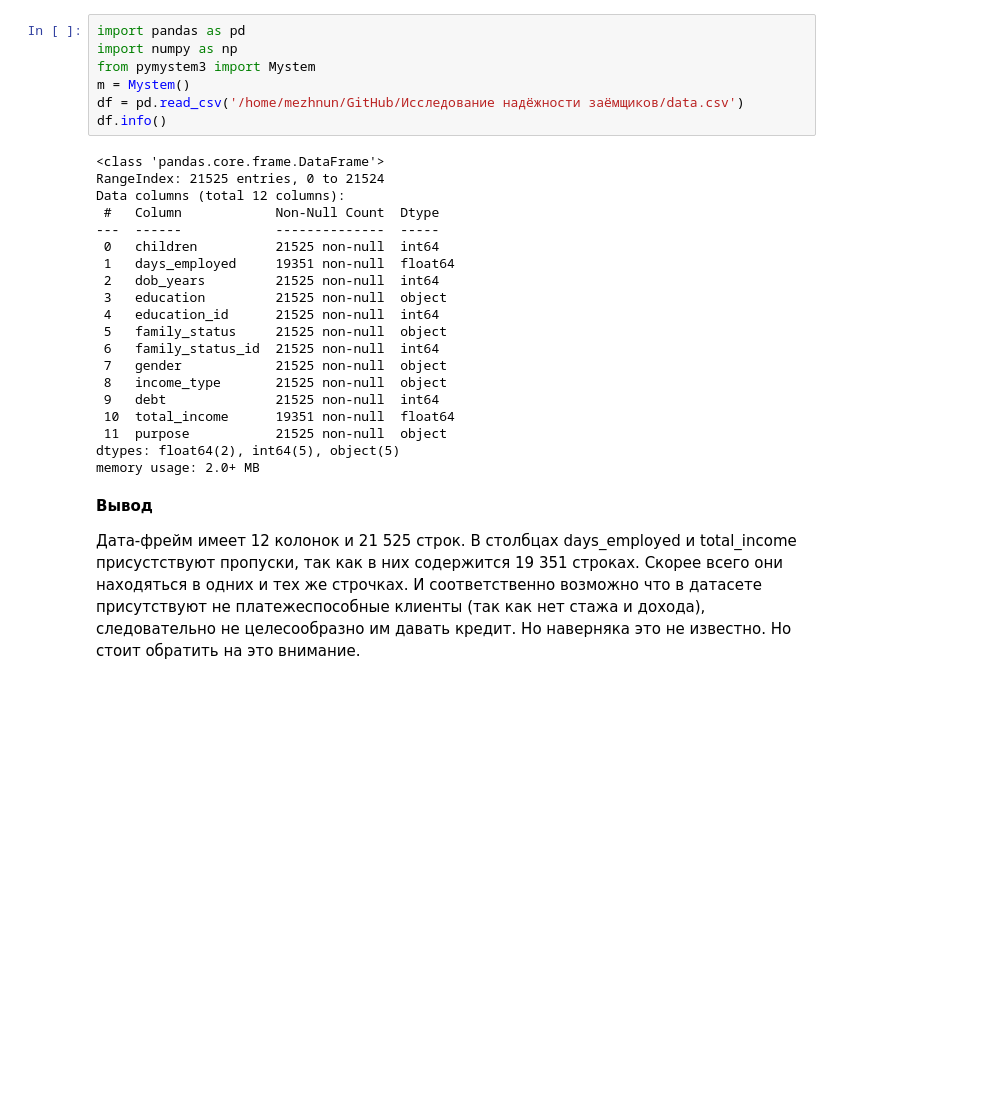
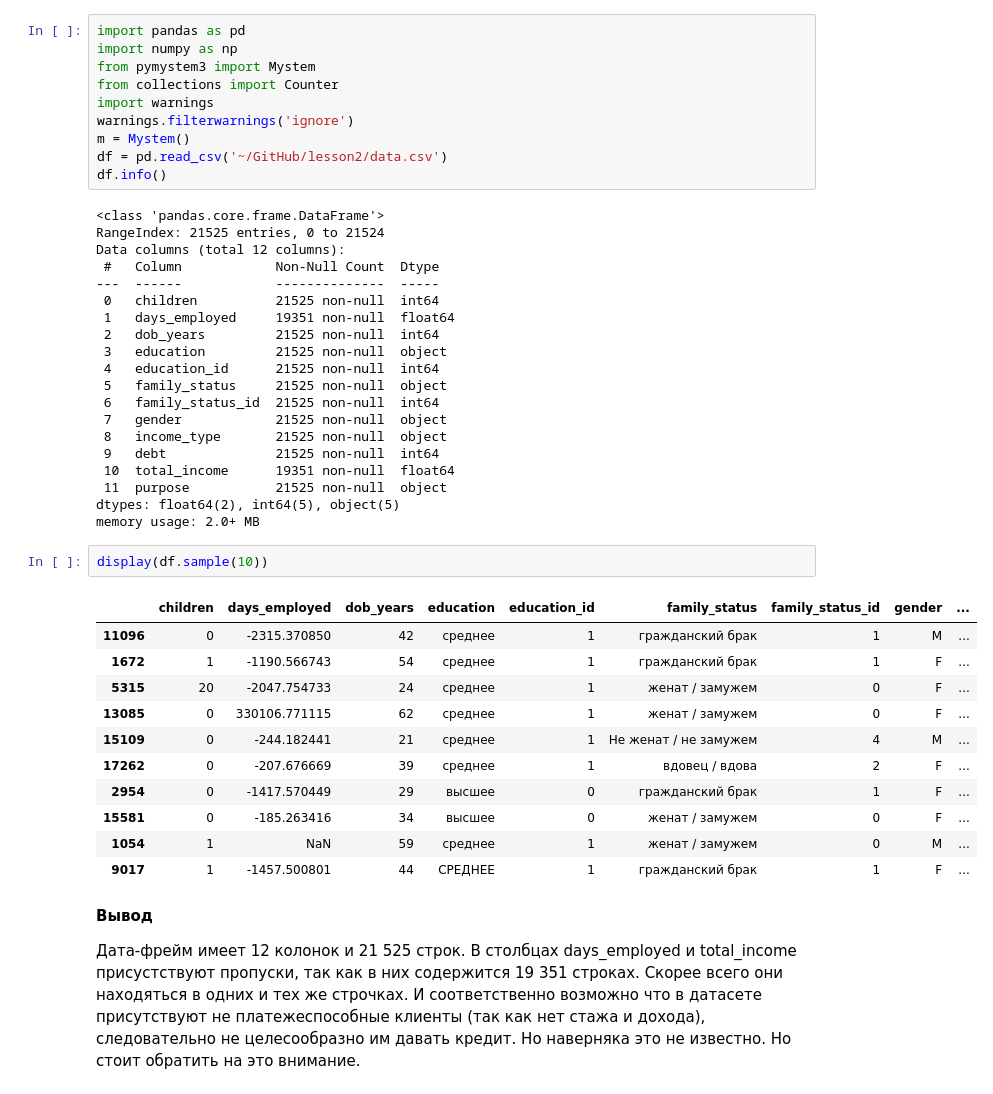
Before and after one commit to Mezhnun89/Creditworthiness_Analysis, a Jupyter notebook: lesson2.ipynb, the cells around one changed output. Drawn from its saved outputs; the diff is of its cells as text; blank space fills up the shorter version.

```diff
--- a/lesson2.ipynb
+++ b/lesson2.ipynb
@@ -9,8 +9,11 @@
 import pandas as pd
 import numpy as np
 from pymystem3 import Mystem
+from collections import Counter
+import warnings
+warnings.filterwarnings('ignore')
 m = Mystem()
-df = pd.read_csv('/home/mezhnun/GitHub/Исследование надёжности заёмщиков/data.csv')
+df = pd.read_csv('~/GitHub/lesson2/data.csv')
 df.info()
 # %% [output]
 <class 'pandas.core.frame.DataFrame'>
@@ -32,6 +35,20 @@ Data columns (total 12 columns):
  11  purpose           21525 non-null  object
 dtypes: float64(2), int64(5), object(5)
 memory usage: 2.0+ MB
+# %%
+display(df.sample(10))
+# %% [output]
+|  | children | days_employed | dob_years | education | education_id | family_status | family_status_id | gender | ... |
+| 11096 | 0 | -2315.370850 | 42 | среднее | 1 | гражданский брак | 1 | M | ... |
+| 1672 | 1 | -1190.566743 | 54 | среднее | 1 | гражданский брак | 1 | F | ... |
+| 5315 | 20 | -2047.754733 | 24 | среднее | 1 | женат / замужем | 0 | F | ... |
+| 13085 | 0 | 330106.771115 | 62 | среднее | 1 | женат / замужем | 0 | F | ... |
+| 15109 | 0 | -244.182441 | 21 | среднее | 1 | Не женат / не замужем | 4 | M | ... |
+| 17262 | 0 | -207.676669 | 39 | среднее | 1 | вдовец / вдова | 2 | F | ... |
+| 2954 | 0 | -1417.570449 | 29 | высшее | 0 | гражданский брак | 1 | F | ... |
+| 15581 | 0 | -185.263416 | 34 | высшее | 0 | женат / замужем | 0 | F | ... |
+| 1054 | 1 | NaN | 59 | среднее | 1 | женат / замужем | 0 | M | ... |
+| 9017 | 1 | -1457.500801 | 44 | СРЕДНЕЕ | 1 | гражданский брак | 1 | F | ... |
 # %% [markdown]
 **Вывод**
 
```
Also changed, not shown: parts of 110 cells of this notebook.
